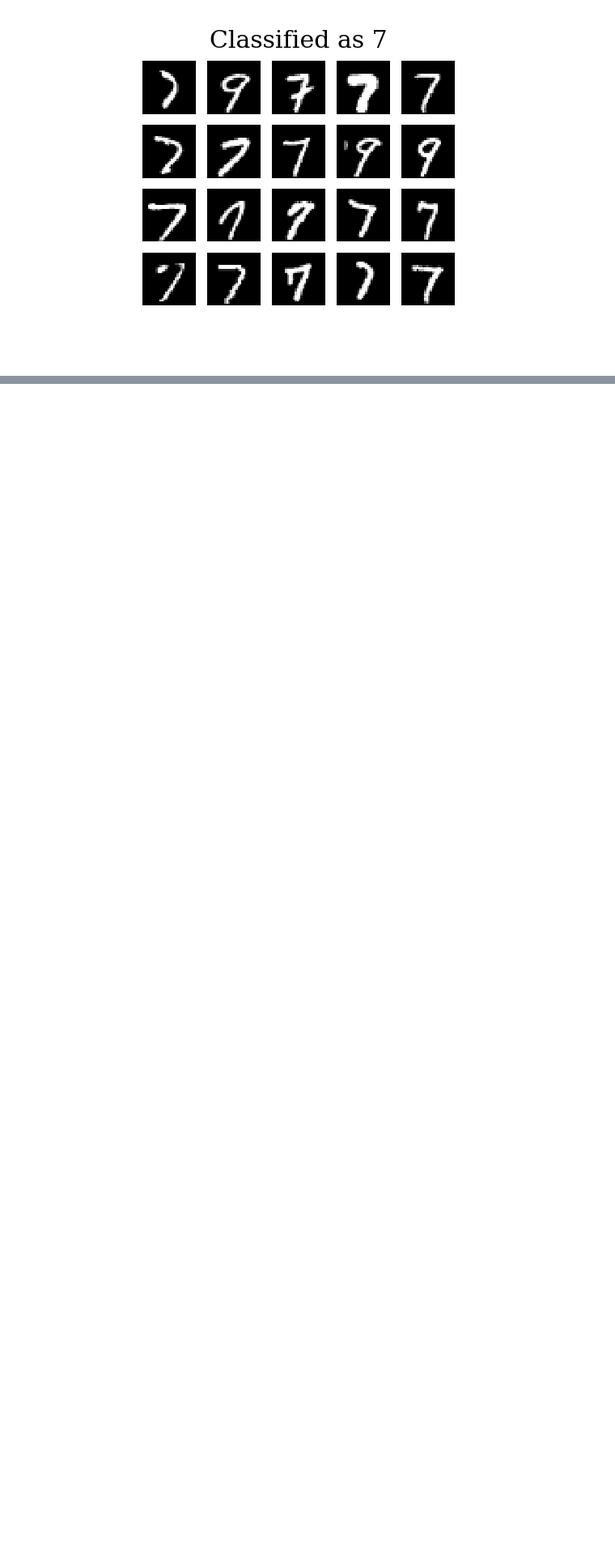
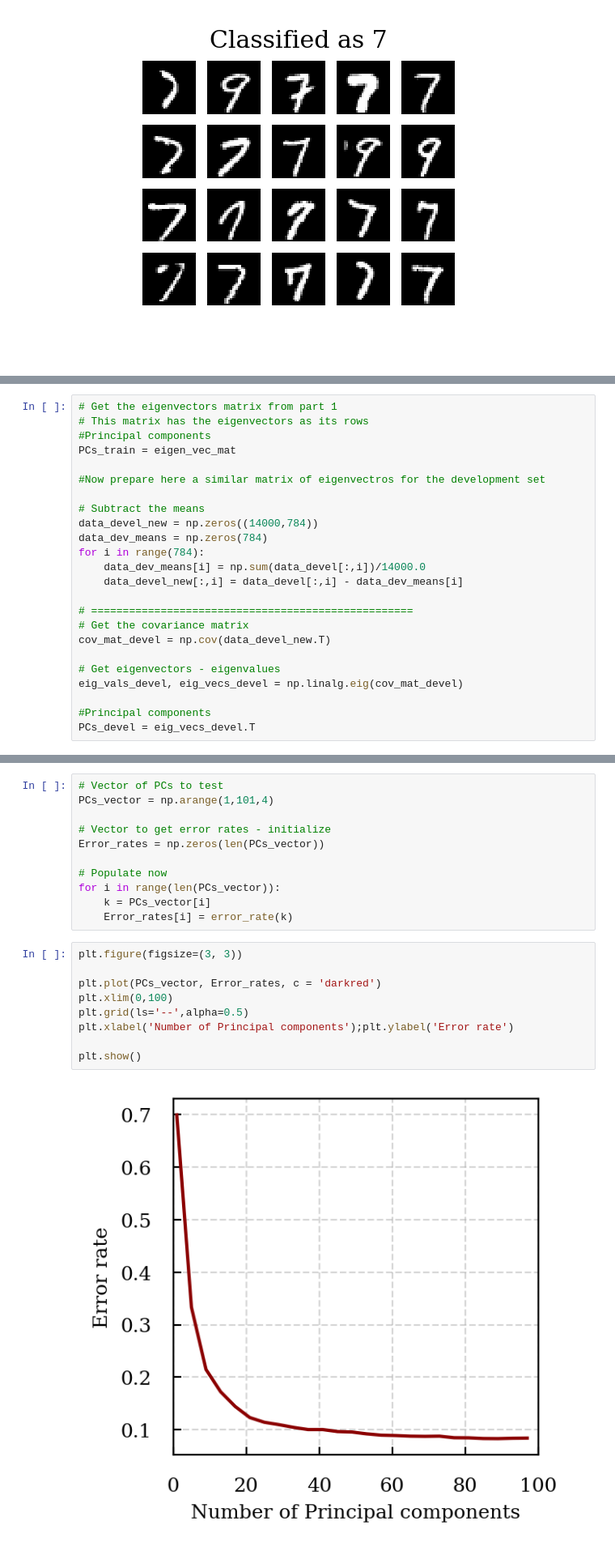
Before and after one commit to dtanoglidis/Machine-Learning-and-Large-Scale-Data-Analysis, a Jupyter notebook: HW2_Prob5_Tanoglidis.ipynb, the cells around one changed output, grey strips where cells are left out. Shown at 81% size. Cells and saved outputs as stored; diff of their text form; blank space fills up the shorter version.

```diff
--- a/HW2_Prob5_Tanoglidis.ipynb
+++ b/HW2_Prob5_Tanoglidis.ipynb
@@ -871,0 +930,24 @@ Comparing with the simple $k$-means clustering, we see that there is some improv
+# %%
+# Get the eigenvectors matrix from part 1
+# This matrix has the eigenvectors as its rows
+#Principal components
+PCs_train = eigen_vec_mat
+
+#Now prepare here a similar matrix of eigenvectros for the development set
+
+# Subtract the means
+data_devel_new = np.zeros((14000,784))
+data_dev_means = np.zeros(784)
+for i in range(784):
+    data_dev_means[i] = np.sum(data_devel[:,i])/14000.0
+    data_devel_new[:,i] = data_devel[:,i] - data_dev_means[i]
+
+# ===================================================
+# Get the covariance matrix
+cov_mat_devel = np.cov(data_devel_new.T)
+
+# Get eigenvectors - eigenvalues
+eig_vals_devel, eig_vecs_devel = np.linalg.eig(cov_mat_devel)
+
+#Principal components
+PCs_devel = eig_vecs_devel.T
@@ -871,0 +1005,22 @@ Comparing with the simple $k$-means clustering, we see that there is some improv
+# %%
+# Vector of PCs to test
+PCs_vector = np.arange(1,101,4)
+
+# Vector to get error rates - initialize
+Error_rates = np.zeros(len(PCs_vector))
+
+# Populate now
+for i in range(len(PCs_vector)):
+    k = PCs_vector[i]
+    Error_rates[i] = error_rate(k)
+# %%
+plt.figure(figsize=(3, 3))
+
+plt.plot(PCs_vector, Error_rates, c = 'darkred')
+plt.xlim(0,100)
+plt.grid(ls='--',alpha=0.5)
+plt.xlabel('Number of Principal components');plt.ylabel('Error rate')
+
+plt.show()
+# %% [output]
+[figure, added]
```
Also changed, not shown: parts of 24 cells of this notebook.
